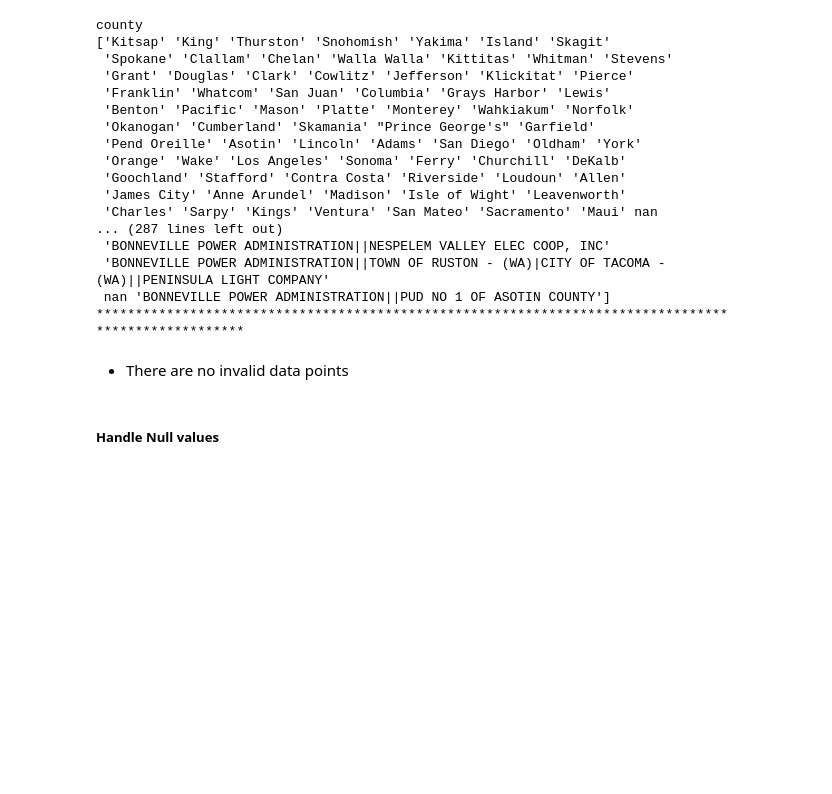
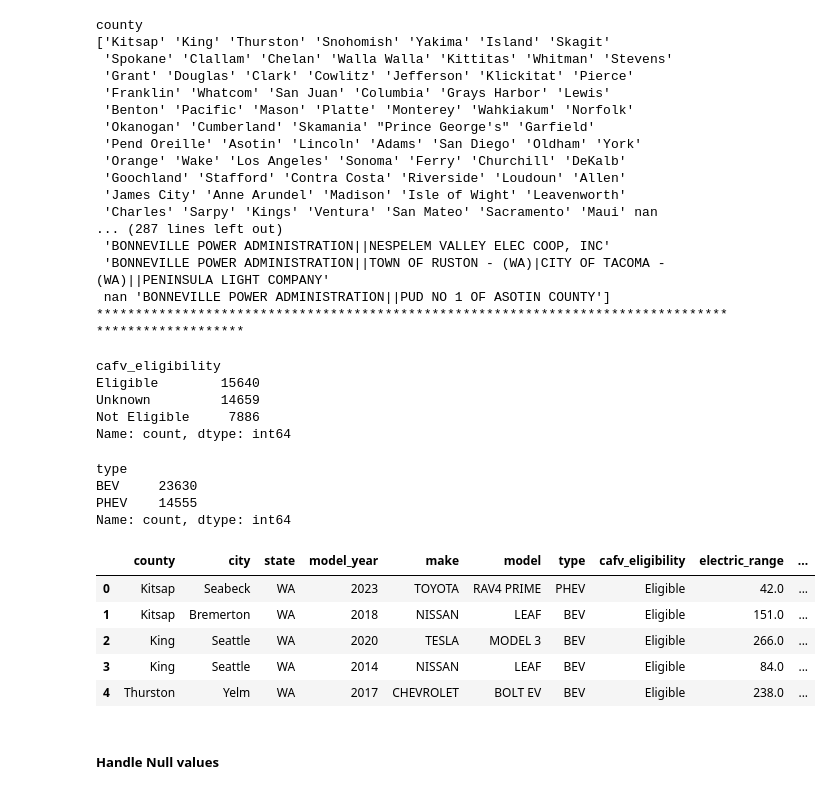
Before and after one commit to adnaaaen/eda-and-visualization, a Jupyter notebook: EV-vechicle/notebooks/eda.ipynb, the cells around one changed output. Saved outputs shown, nothing was run; the diff lists cells and outputs as text; code cells hidden in the pictures; blank space fills up the shorter version.

```diff
--- a/EV-vechicle/notebooks/eda.ipynb
+++ b/EV-vechicle/notebooks/eda.ipynb
@@ -150,8 +143,42 @@ county
 # %%
 df['base_msrp'] = df['base_msrp'].replace({0 : np.nan})
 df['electric_range'] = df['electric_range'].replace({0 : np.nan})
-# %% [markdown]
-- There are no invalid data points
+# %%
+cafv_map = {
+    "Eligibility unknown as battery range has not been researched" : "Unknown",
+    "Clean Alternative Fuel Vehicle Eligible" : "Eligible",
+    "Not eligible due to low battery range" : "Not Eligible"
+}
+
+df['cafv_eligibility'] = df['cafv_eligibility'].replace(cafv_map)
+df['cafv_eligibility'].value_counts()
+# %% [output]
+cafv_eligibility
+Eligible        15640
+Unknown         14659
+Not Eligible     7886
+Name: count, dtype: int64
+# %%
+type_map = {
+    "Battery Electric Vehicle (BEV)" : "BEV",
+    "Plug-in Hybrid Electric Vehicle (PHEV)" : "PHEV"
+}
+df['type'] = df['type'].replace(type_map)
+df['type'].value_counts()
+# %% [output]
+type
+BEV     23630
+PHEV    14555
+Name: count, dtype: int64
+# %%
+df.head()
+# %% [output]
+|  | county | city | state | model_year | make | model | type | cafv_eligibility | electric_range | ... |
+| 0 | Kitsap | Seabeck | WA | 2023 | TOYOTA | RAV4 PRIME | PHEV | Eligible | 42.0 | ... |
+| 1 | Kitsap | Bremerton | WA | 2018 | NISSAN | LEAF | BEV | Eligible | 151.0 | ... |
+| 2 | King | Seattle | WA | 2020 | TESLA | MODEL 3 | BEV | Eligible | 266.0 | ... |
+| 3 | King | Seattle | WA | 2014 | NISSAN | LEAF | BEV | Eligible | 84.0 | ... |
+| 4 | Thurston | Yelm | WA | 2017 | CHEVROLET | BOLT EV | BEV | Eligible | 238.0 | ... |
 # %% [markdown]
 ##### Handle Null values
 # %%
```
Also changed, not shown: parts of 35 cells of this notebook, 7 other files.
